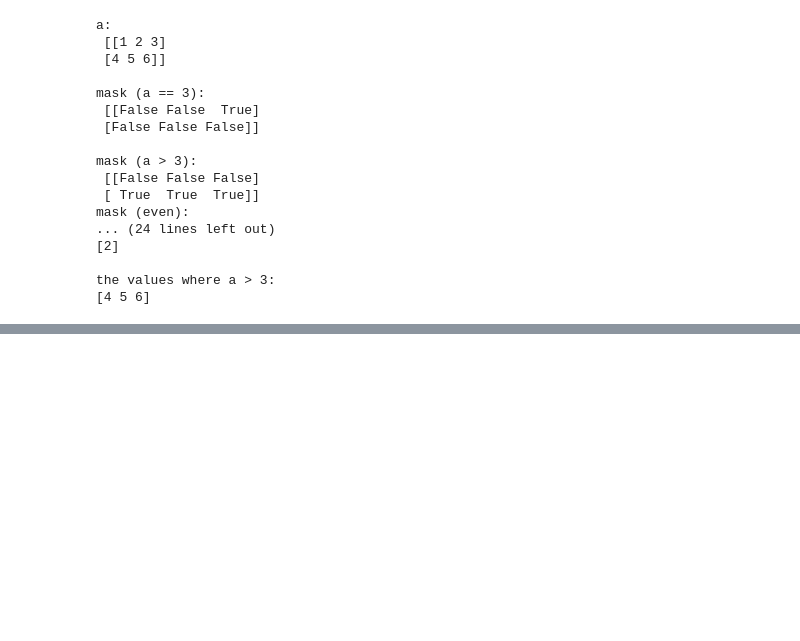
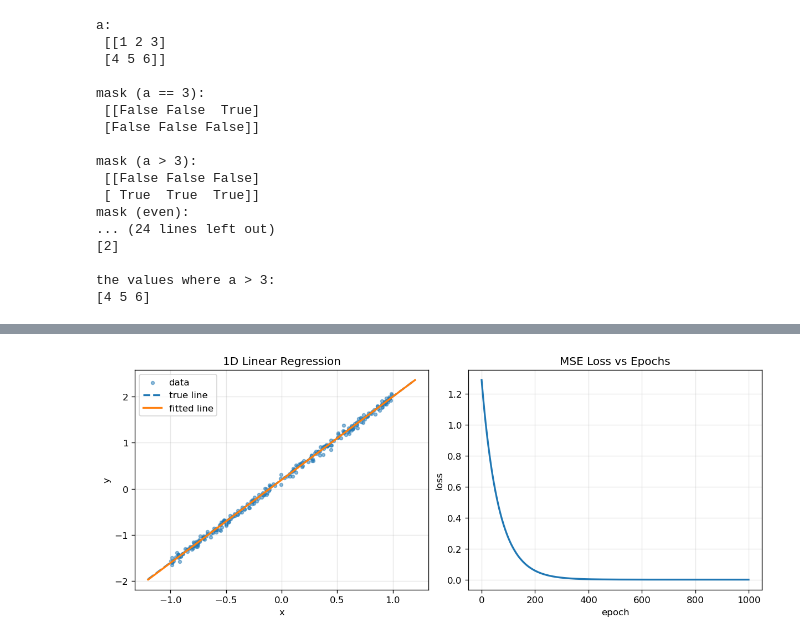
Before and after one commit to JacobGraham6489/physics-7321, a Jupyter notebook: Notes/Notes.ipynb, the cells around one changed output, grey strips where cells are left out. Cells and saved outputs as stored; diff of their text form; code cells hidden in the pictures; blank space fills up the shorter version.

Commit message:
HW 2, Problem 1 and ML Notes

```diff
--- a/Notes/Notes.ipynb
+++ b/Notes/Notes.ipynb
@@ -509,0 +1112,81 @@ the values where a > 3:
+# %%
+# Linear Regression in JAX
+
+plt.rcParams["figure.dpi"] = 120 # set default figure DPI for better resolution
+
+# ==============================================================================
+# Toy Example A — Linear regression (explicit), with plots
+# ==============================================================================
+
+# ---------- data ----------
+key = jax.random.key(0) # random key
+N = 256 # total number of samples
+a_true, b_true = 1.8, 0.2 # true parameters for linear regression
+key, sub = jax.random.split(key) # split key into two new keys (dont reuse same key because reusing keys causes correlation in random numbers)
+x = jax.random.uniform(key, (N, 1), minval=-1.0, maxval=1.0) # x ∈ R^{N x 1} = (N,1) array of samples from U(min=-1, max=1)
+noise = 0.05 * jax.random.normal(sub, (N, 1)) # Gaussian noise ∈ R^{N x 1} = 0.05 * [(N,1) array of samples from N(0,1)]
+y = a_true * x + b_true + noise # y ∈ R^{N x 1} = (N,1) array of noisy targets
+
+# ---------- model ----------
+# Linear regression: f(x; θ) = a * x + b = ŷ
+# Parameters: θ = (a, b) ∈ R^2  -> stored as a 1D array of shape (2,)
+# Full-batch GD: use all N samples each step (B = N), with x, y, ŷ ∈ R^{N×1}
+def f(theta, x):
+    a, b = theta                  # theta: (2,), x: (N,1)
+    return a * x + b              # ŷ: (N,1)
+
+# ---------- loss ----------
+# Mean Squared Error over the full batch:
+#   L(θ) = (1/N) * Σ_{i=1..N} ( f_θ(x_i) - y_i )^2
+def mse(theta, x, y):
+    yhat = f(theta, x)            # (N,1)
+    return jnp.mean((yhat - y) ** 2)
+
+
+# ---------- initialize theta ----------
+def init_params_1d(key=None, scale=0.01): # allows passing a random key and scale for initialization
+    """Return theta = [a, b]."""
+    if key is None:
+        return jnp.array([0.0, 0.0])    # default: zero initialization (best for linear regression)
+    return scale * jax.random.normal(key, (2,)) # = scale*[(2,) array of samples from N(0,1)] (small random initialization)
+
+# ---------- optimizer (SGD) ----------
+@jax.jit # JIT-compile the SGD step function for speed
+def sgd_step(theta, x, y, lr=1e-2): # note that the batch size B = N, since we use full-batch gradient descent here rather than subdivide (so each step is an epoch)
+    loss, grads = jax.value_and_grad(mse)(theta, x, y) # computes loss(theta) and gradient of loss w.r.t. theta (argnum 0); note grads has same shape as theta (2,)
+    theta = theta - lr * grads # SGD update with learning rate lr (lr is usually between 1e-1 and 1e-5)
+    return theta, loss  # returned updated theta and previous loss
+
+# ---------- train ----------
+theta = init_params_1d(jax.random.key(1))
+loss_hist = []
+for epoch in range(1000): # 1000 epochs of full-batch gradient descent
+    theta, loss = sgd_step(theta, x, y, lr=1e-2)
+    loss_hist.append(float(loss))
+    if epoch % 200 == 0:
+        print(f"[1D] epoch={epoch:4d} loss={float(loss):.6f}")
+
+a_hat, b_hat = map(float, theta)
+print(f"[1D] learned a≈{a_hat:.4f}, b≈{b_hat:.4f} | true a={a_true:.4f}, b={b_true:.4f}")
+
+# ---------- plots ----------
+x_plot = jnp.linspace(-1.2, 1.2, 200)[:, None]
+y_fit  = f(theta, x_plot)
+y_true = a_true * x_plot + b_true
+
+fig, axs = plt.subplots(1, 2, figsize=(10, 4), constrained_layout=True)
+
+axs[0].scatter(x, y, s=12, alpha=0.5, label="data")
+axs[0].plot(x_plot, y_true, '--', lw=2, label="true line")
+axs[0].plot(x_plot, y_fit,  '-', lw=2, label="fitted line")
+axs[0].set_title("1D Linear Regression")
+axs[0].set_xlabel("x"); axs[0].set_ylabel("y")
+axs[0].legend(); axs[0].grid(alpha=0.3)
+
+axs[1].plot(loss_hist, lw=2)
+axs[1].set_title("MSE Loss vs Epochs")
+axs[1].set_xlabel("epoch"); axs[1].set_ylabel("loss")
+axs[1].grid(alpha=0.3)
+
+plt.show()
+# %% [output]
@@ -509,0 +1199 @@ the values where a > 3:
+[figure, added]
```
Also changed, not shown: parts of 11 cells of this notebook, 1 other file.
